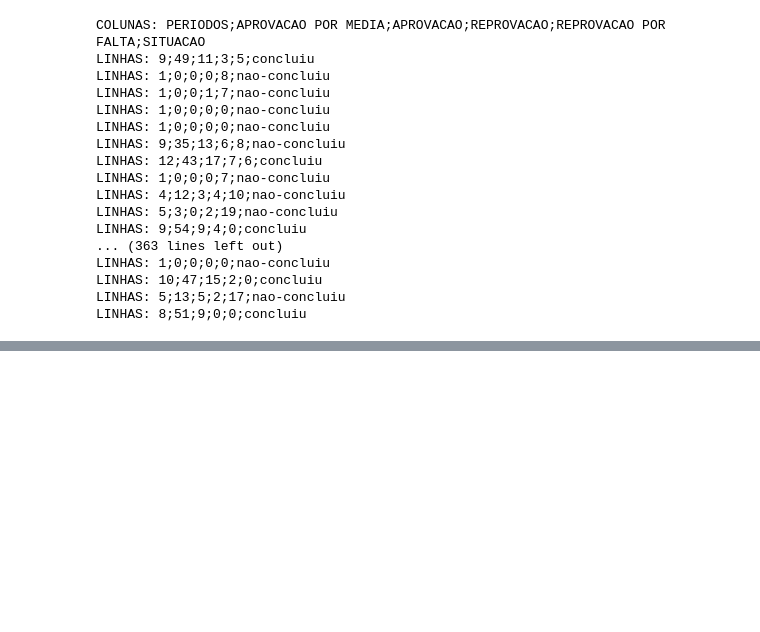
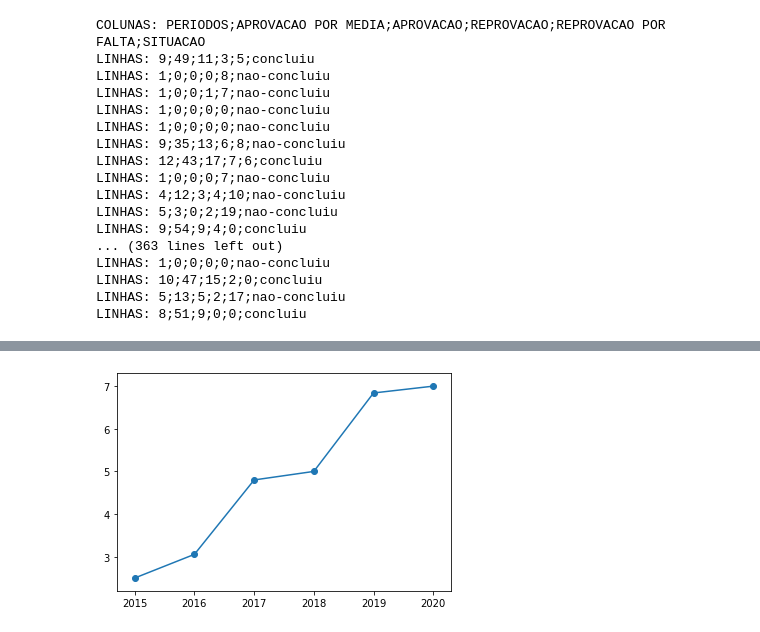
Before and after one commit to niscas123/Introducao-a-DataScience, a Jupyter notebook: Exercício 2.ipynb, the cells around one changed output, grey strips where cells are left out. Cells and saved outputs as stored; diff of their text form; code cells hidden in the pictures; blank space fills up the shorter version.

```diff
--- a/Exercício 2.ipynb
+++ b/Exercício 2.ipynb
@@ -74,0 +93,11 @@ RangeIndex(start=0, stop=378, step=1)
+# %%
+import matplotlib.pyplot as plt;
+
+anos = [2015, 2016, 2017, 2018, 2019, 2020];
+populacao = [2.500, 3.055, 4.800, 5.000, 6.840, 7.000];
+
+plt.plot(anos, populacao);
+plt.scatter(anos, populacao);
+plt.show();
+# %% [output]
+[figure, added]
```
Also changed, not shown: parts of 10 cells of this notebook, 23 other files.
